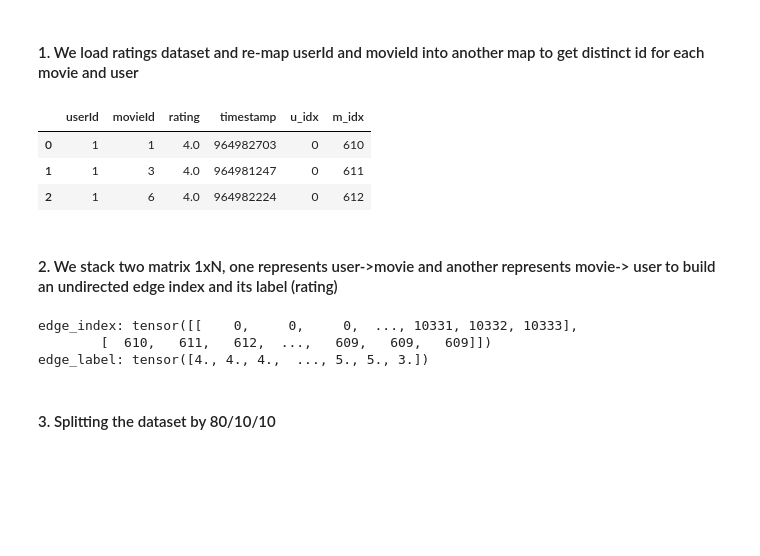
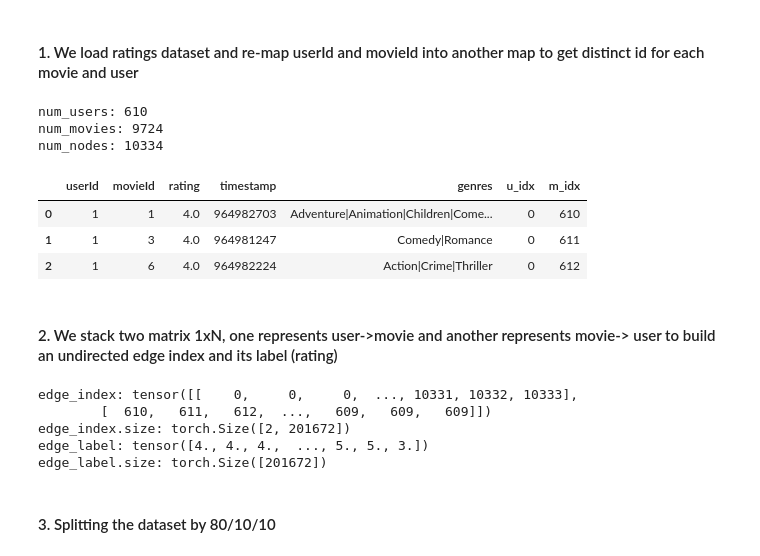
Before and after one commit to Ezio1909/movie-rating-prediction, a Jupyter notebook: demo.ipynb, the cells around one changed output. Cells and saved outputs as stored; diff of their text form; code cells hidden in the pictures; blank space fills up the shorter version.

```diff
--- a/demo.ipynb
+++ b/demo.ipynb
@@ -28,42 +34,48 @@ set_seed(8386)
 #### 1. We load ratings dataset and re-map userId and movieId into another map to get distinct id for each movie and user
 # %%
 ratings = pd.read_csv('ml-latest-small/ratings.csv')
+movies = pd.read_csv("ml-latest-small/movies.csv")
+ratings = ratings.merge(movies[['movieId', 'genres']], on='movieId', how='left')
 
 user_ids, movie_ids = ratings.userId.unique(), ratings.movieId.unique()
 u_map = {uid:i for i, uid in enumerate(user_ids)}
 m_map = {mid:i+len(u_map) for i, mid in enumerate(movie_ids)}
 ratings['u_idx'] = ratings.userId.map(u_map)
 ratings['m_idx'] = ratings.movieId.map(m_map)
 
 num_users, num_movies = len(u_map), len(m_map)
 num_nodes = num_users + num_movies
+print(f"num_users: {num_users}")
+print(f"num_movies: {num_movies}")
+print(f"num_nodes: {num_nodes}")
+ratings.head(3)
+# %% [output]
+num_users: 610
+num_movies: 9724
+num_nodes: 10334
+|  | userId | movieId | rating | timestamp | genres | u_idx | m_idx |
+| 0 | 1 | 1 | 4.0 | 964982703 | Adventure|Animation|Children|Come... | 0 | 610 |
+| 1 | 1 | 3 | 4.0 | 964981247 | Comedy|Romance | 0 | 611 |
+| 2 | 1 | 6 | 4.0 | 964982224 | Action|Crime|Thriller | 0 | 612 |
-# %%
-ratings.head(3)
-# %% [output]
-|  | userId | movieId | rating | timestamp | u_idx | m_idx |
-| 0 | 1 | 1 | 4.0 | 964982703 | 0 | 610 |
-| 1 | 1 | 3 | 4.0 | 964981247 | 0 | 611 |
-| 2 | 1 | 6 | 4.0 | 964982224 | 0 | 612 |
 # %% [markdown]
 #### 2. We stack two matrix 1xN, one represents user->movie and another represents movie-> user to build an undirected edge index and its label (rating)
 # %%
 u = torch.tensor(ratings.u_idx.values, dtype=torch.long)
 m = torch.tensor(ratings.m_idx.values, dtype=torch.long)
-edge_index = torch.stack(
-    [
-        torch.cat([u, m]),
-        torch.cat([m, u])
-    ], dim=0)
-
+edge_index = torch.stack([u, m], dim=0)
 edge_index = to_undirected(edge_index)
-edge_label = torch.tensor(ratings.rating.values.tolist()*2, dtype=torch.float)
+edge_label = torch.tensor(ratings.rating.values, dtype=torch.float)
+edge_label = torch.cat([edge_label, edge_label], dim=0)
+print(f"edge_index: {edge_index}")
+print(f"edge_index.size: {edge_index.size()}")
+print(f"edge_label: {edge_label}")
+print(f"edge_label.size: {edge_label.size()}")
+# %% [output]
+edge_index: tensor([[    0,     0,     0,  ..., 10331, 10332, 10333],
+        [  610,   611,   612,  ...,   609,   609,   609]])
+edge_index.size: torch.Size([2, 201672])
+edge_label: tensor([4., 4., 4.,  ..., 5., 5., 3.])
+edge_label.size: torch.Size([201672])
-# %%
-print(f"edge_index: {edge_index}")
-print(f"edge_label: {edge_label}")
-# %% [output]
-edge_index: tensor([[    0,     0,     0,  ..., 10331, 10332, 10333],
-        [  610,   611,   612,  ...,   609,   609,   609]])
-edge_label: tensor([4., 4., 4.,  ..., 5., 5., 3.])
 # %% [markdown]
 #### 3. Splitting the dataset by 80/10/10
 # %%
```
Also changed, not shown: parts of 21 cells of this notebook, 3 other files.
